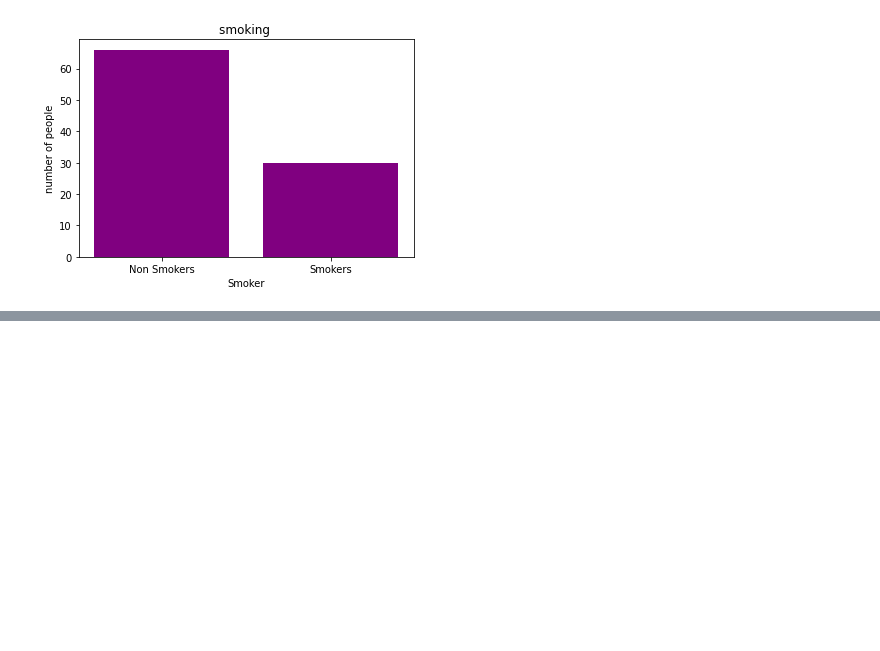
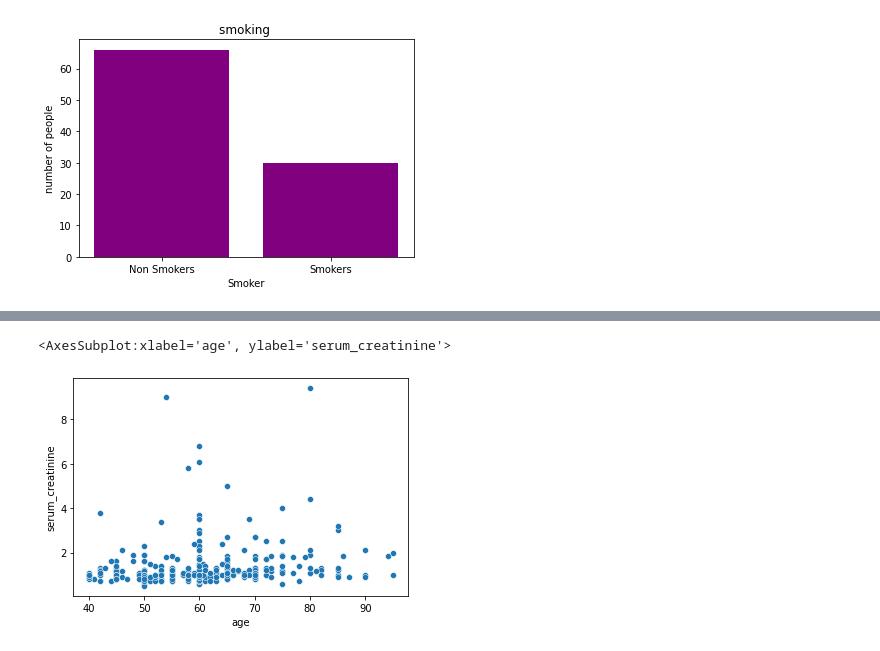
Before and after one commit to shantanu779/data_science, a Jupyter notebook: assignment2.ipynb, the cells around one changed output, grey strips where cells are left out. Saved outputs shown, nothing was run; the diff lists cells and outputs as text; code cells hidden in the pictures; blank space fills up the shorter version.

```diff
--- a/assignment2.ipynb
+++ b/assignment2.ipynb
@@ -424,0 +479,5 @@ Text(0.5, 1.0, 'smoking ')
+# %%
+sns.scatterplot(x = "age", y = "serum_creatinine", data = Rd)
+# %% [output]
+<AxesSubplot:xlabel='age', ylabel='serum_creatinine'>
+[figure, added]
```
Also changed, not shown: parts of 5 cells of this notebook.
